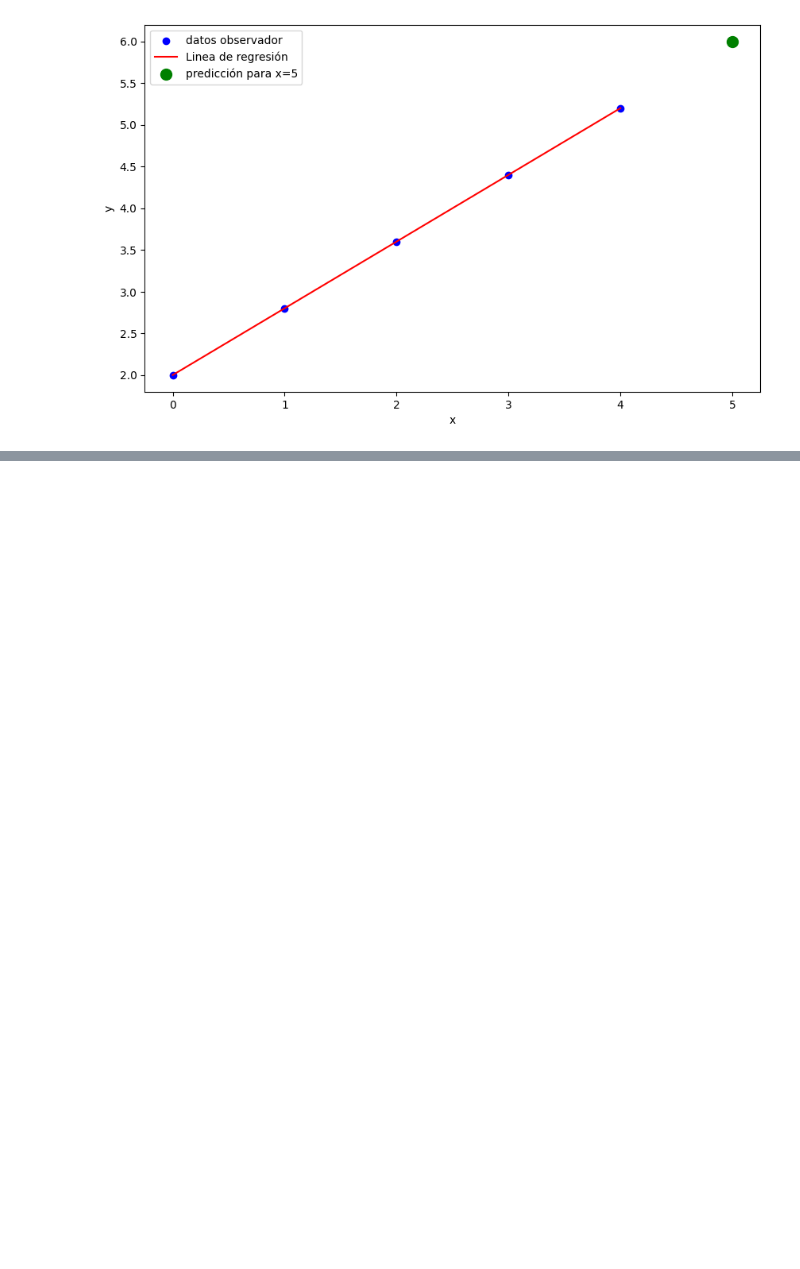
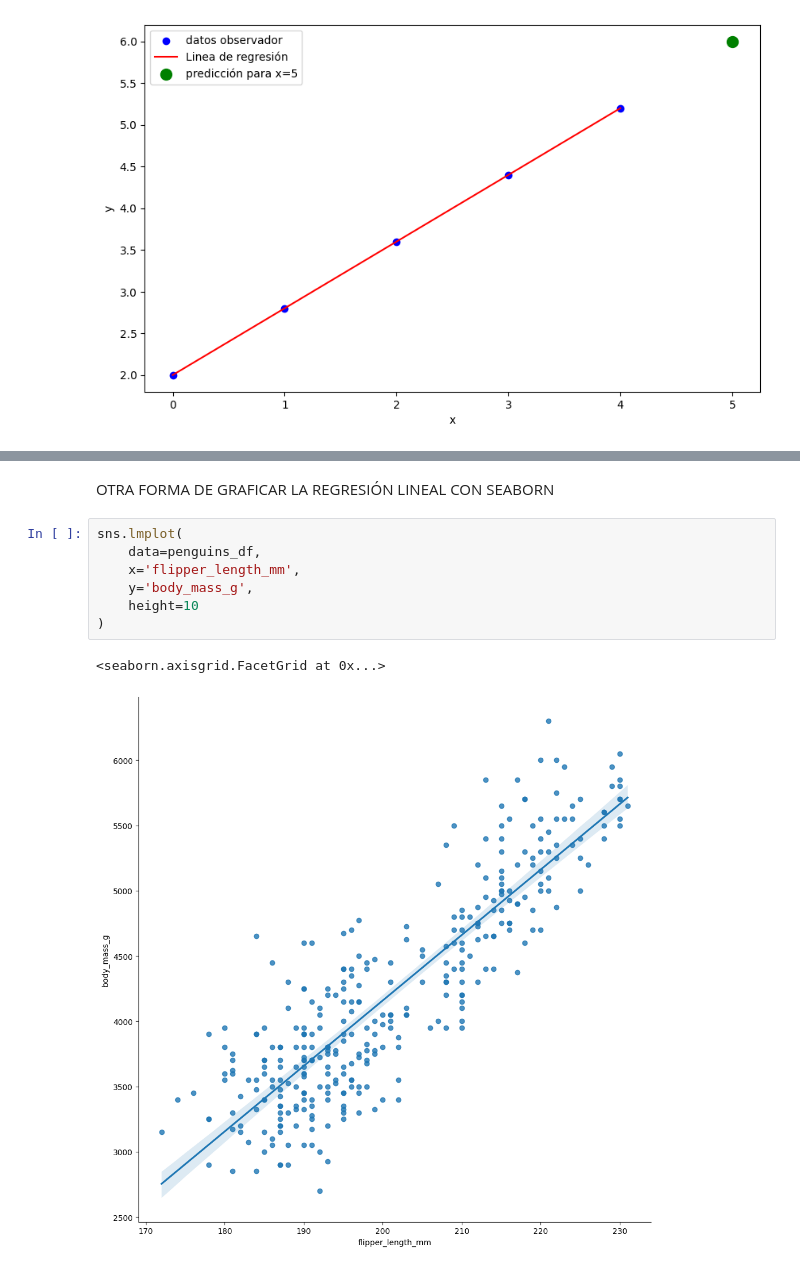
Before and after one commit to cesarmayta/BOOTCAMP_DSG1, a Jupyter notebook: dia1/03_regresion_lineal_simple_scipy_minimos_cuadrados.ipynb, the cells around one changed output, grey strips where cells are left out. Saved outputs shown, nothing was run; the diff lists cells and outputs as text; blank space fills up the shorter version.

```diff
--- a/dia1/03_regresion_lineal_simple_scipy_minimos_cuadrados.ipynb
+++ b/dia1/03_regresion_lineal_simple_scipy_minimos_cuadrados.ipynb
@@ -79,0 +155,12 @@ plt.show()
+# %% [markdown]
+OTRA FORMA DE GRAFICAR LA REGRESIÓN LINEAL CON SEABORN
+# %%
+sns.lmplot(
+    data=penguins_df,
+    x='flipper_length_mm',
+    y='body_mass_g',
+    height=10
+)
+# %% [output]
+<seaborn.axisgrid.FacetGrid at 0x...>
+[figure, added]
```
Also changed, not shown: parts of 10 cells of this notebook.
